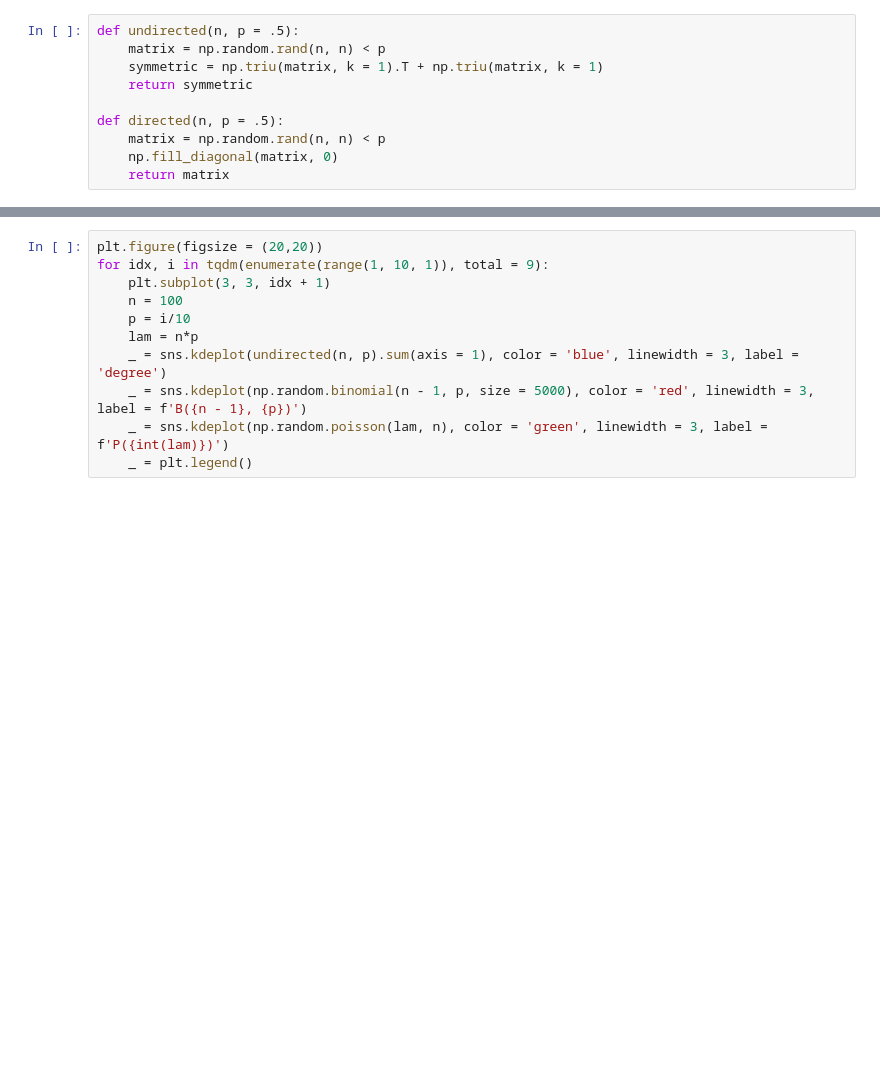
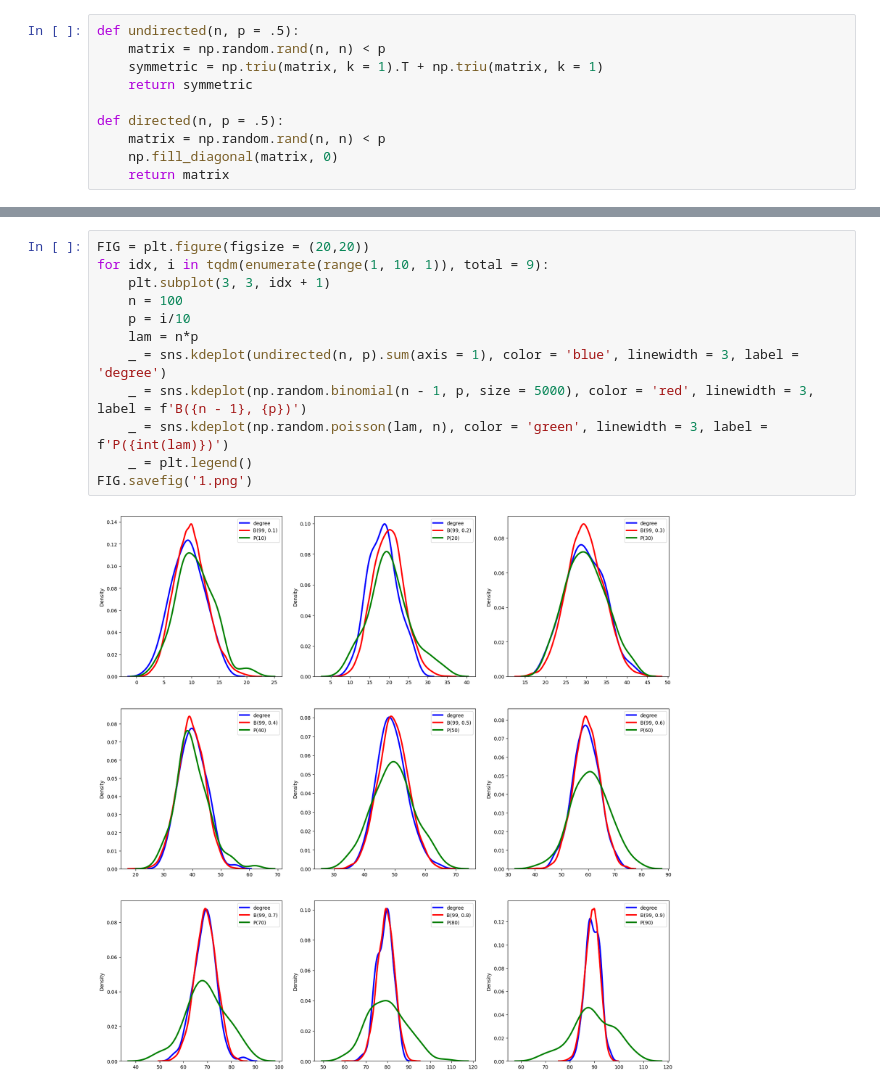
Before and after one commit to hyeok-jong/bio, a Jupyter notebook: graph.ipynb, the cells around one changed output, grey strips where cells are left out. Drawn from its saved outputs; the diff is of its cells as text; blank space fills up the shorter version.

```diff
--- a/graph.ipynb
+++ b/graph.ipynb
@@ -35,12 +39,15 @@ print(np.mean(means))
 # %%
-plt.figure(figsize = (20,20))
+FIG = plt.figure(figsize = (20,20))
 for idx, i in tqdm(enumerate(range(1, 10, 1)), total = 9):
     plt.subplot(3, 3, idx + 1)
     n = 100
     p = i/10
     lam = n*p
     _ = sns.kdeplot(undirected(n, p).sum(axis = 1), color = 'blue', linewidth = 3, label = 'degree')
     _ = sns.kdeplot(np.random.binomial(n - 1, p, size = 5000), color = 'red', linewidth = 3, label = f'B({n - 1}, {p})')
     _ = sns.kdeplot(np.random.poisson(lam, n), color = 'green', linewidth = 3, label = f'P({int(lam)})')
     _ = plt.legend()
+FIG.savefig('1.png')
+# %% [output]
+[figure, added]
 # %%
```
Also changed, not shown: parts of 4 cells of this notebook, 2 other files.
